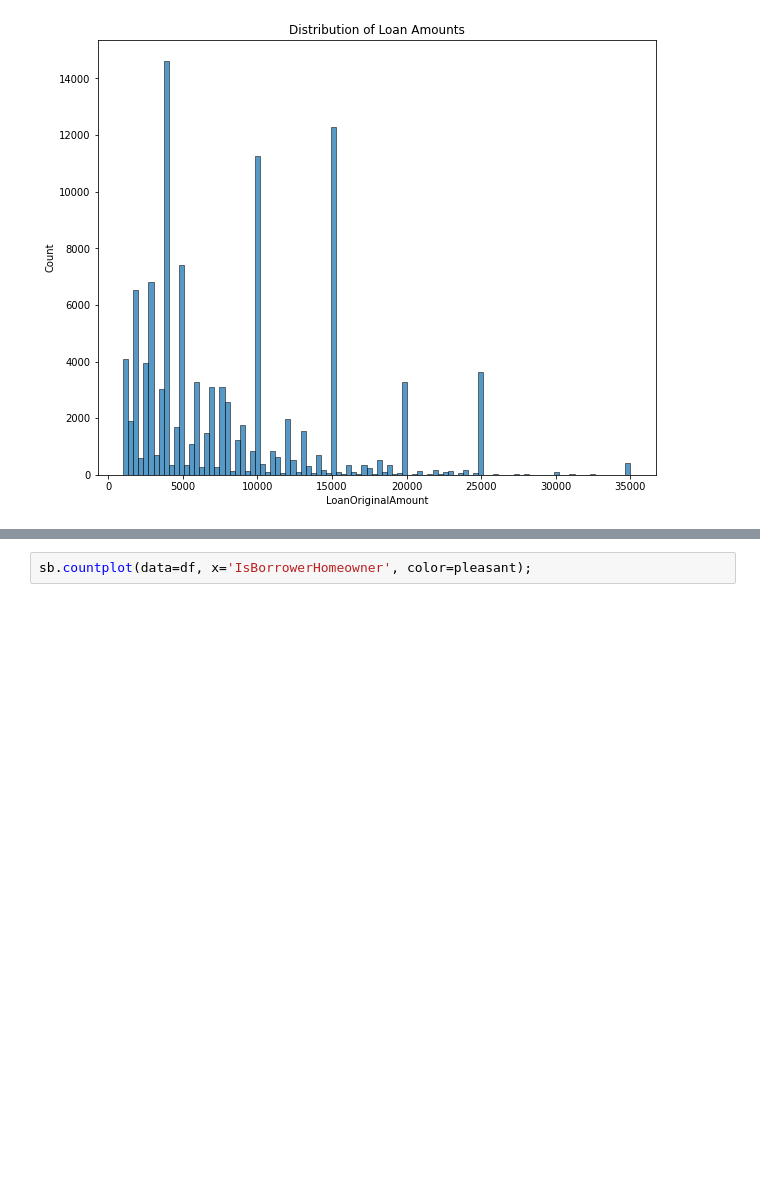
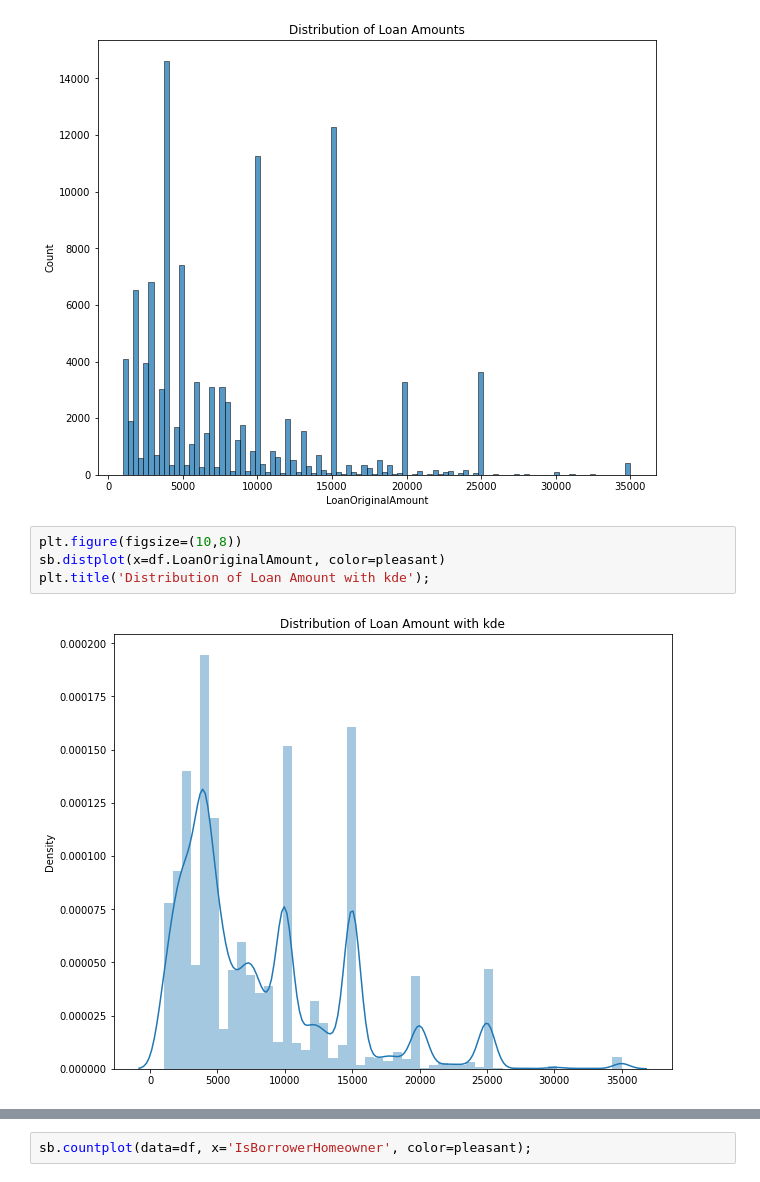
Before and after one commit to alf808/preposterous-octopus, a Jupyter notebook: exploratory_loan_data.ipynb, the cells around one changed output, grey strips where cells are left out. Cells and saved outputs as stored; diff of their text form; blank space fills up the shorter version.

```diff
--- a/exploratory_loan_data.ipynb
+++ b/exploratory_loan_data.ipynb
@@ -638,3 +644,9 @@ sb.histplot(data=df, x='LoanOriginalAmount', color=pleasant, bins=100)
 plt.title('Distribution of Loan Amounts');
 # %% [output]
 [figure]
+# %%
+plt.figure(figsize=(10,8))
+sb.distplot(x=df.LoanOriginalAmount, color=pleasant)
+plt.title('Distribution of Loan Amount with kde');
+# %% [output]
+[figure, added]
```
Also changed, not shown: parts of 67 cells of this notebook.
